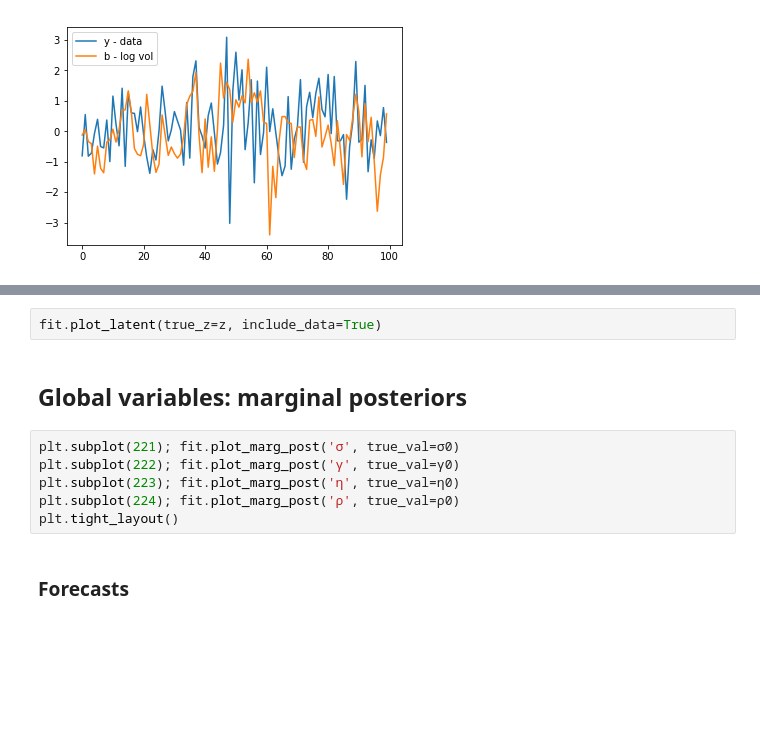
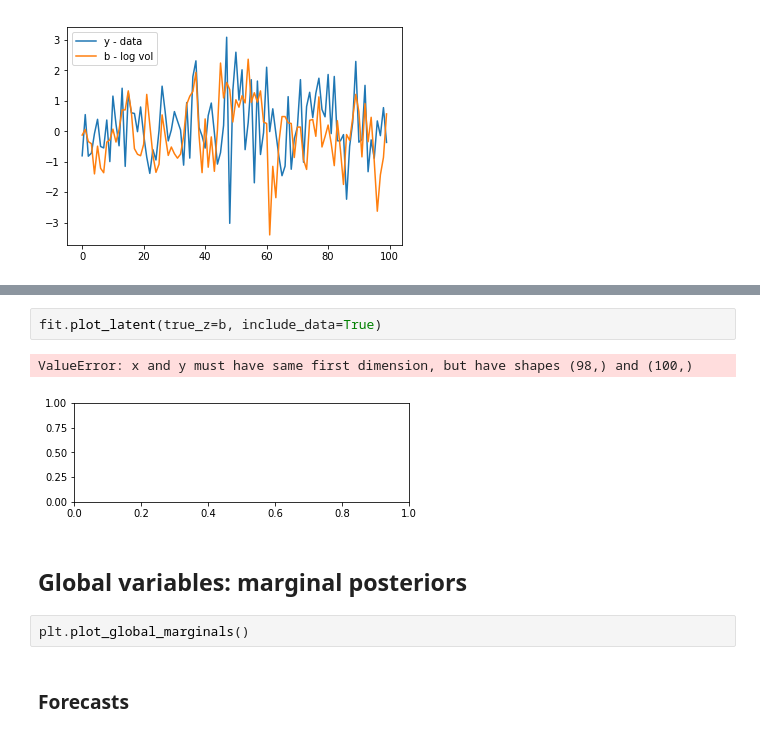
Before and after one commit to kuperov/ptvi, a Jupyter notebook: docs/run stoch vol model.ipynb, the cells around one changed output, grey strips where cells are left out. Cells and saved outputs as stored; diff of their text form; blank space fills up the shorter version.

```diff
--- a/docs/run stoch vol model.ipynb
+++ b/docs/run stoch vol model.ipynb
@@ -88,13 +76,12 @@ fit.summary()
 # %%
-fit.plot_latent(true_z=z, include_data=True)
+fit.plot_latent(true_z=b, include_data=True)
+# %% [output]
+ValueError: x and y must have same first dimension, but have shapes (98,) and (100,)
+[figure, added]
 # %% [markdown]
 ## Global variables: marginal posteriors
-# %%
-plt.subplot(221); fit.plot_marg_post('σ', true_val=σ0)
-plt.subplot(222); fit.plot_marg_post('γ', true_val=γ0)
-plt.subplot(223); fit.plot_marg_post('η', true_val=η0)
-plt.subplot(224); fit.plot_marg_post('ρ', true_val=ρ0)
-plt.tight_layout()
+# %%
+plt.plot_global_marginals()
 # %% [markdown]
 ### Forecasts
 # %%
```
Also changed, not shown: parts of 7 cells of this notebook, 1 other file.
